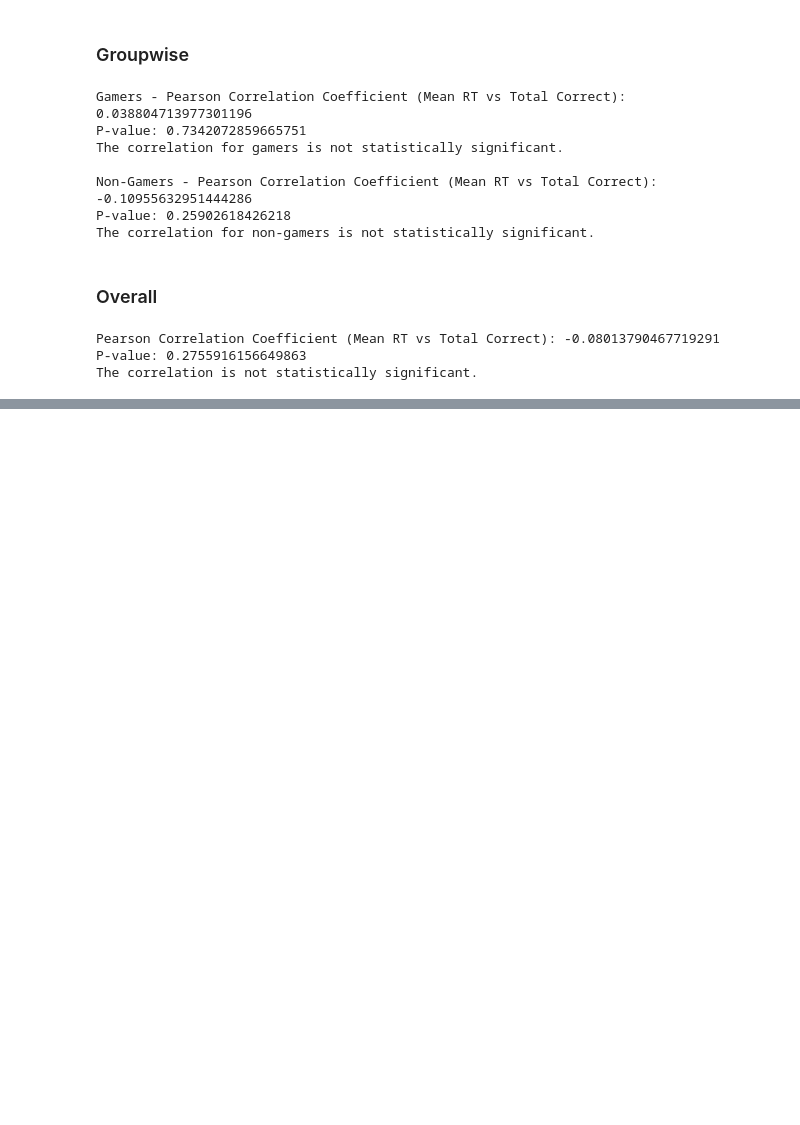
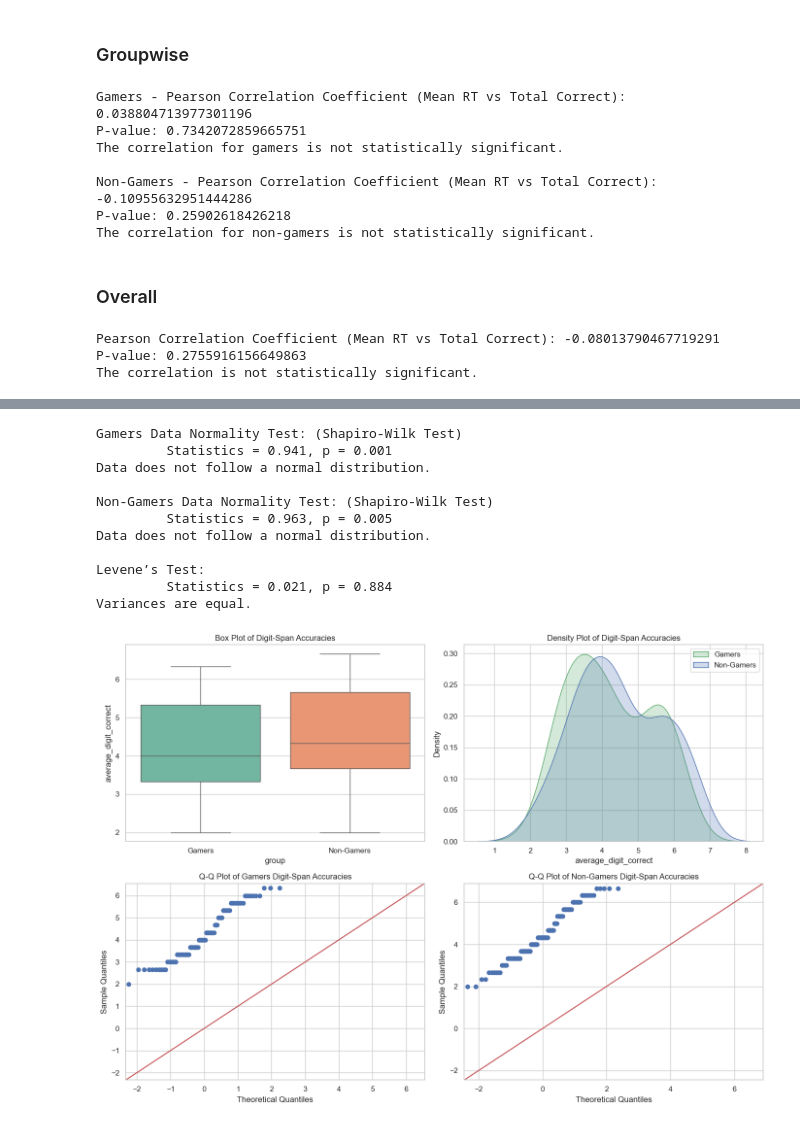
Before and after one commit to ROHIT32767/Reaction-time-and-working-memory-in-gamers-and-non-gamers, a Jupyter notebook: project.ipynb, the cells around one changed output, grey strips where cells are left out. Cells and saved outputs as stored; diff of their text form; code cells hidden in the pictures; blank space fills up the shorter version.

Commit message:
Assessing influence of Timing of Questioning on RT performance in gamers and non-gamers

```diff
--- a/project.ipynb
+++ b/project.ipynb
@@ -1161,0 +1164,8 @@ The correlation is not statistically significant.
+# %%
+df = pd.read_excel('raw_data.xlsx')
+
+filtered_df = df[['group', 'digit_1_correct', 'digit_2_correct']]
+
+filtered_df.loc[:, 'average_digit_correct'] = filtered_df.mean(axis=1)
+
+gamers_data, non_gamers_data = filtered_df[df['group'] == 1]['average_digit_correct'], filtered_df[df['group'] == 2]['average_digit_correct']
@@ -1161,0 +1211,61 @@ The correlation is not statistically significant.
+# %%
+from scipy.stats import shapiro, levene, f_oneway
+
+def check_normality(data):
+    stat, p = shapiro(data)
+    print(f'\t Statistics = {stat:.3f}, p = {p:.3f}')
+    if p > 0.05:
+        print("Data follows a normal distribution.")
+    else:
+        print("Data does not follow a normal distribution.")
+
+def check_variances(data1, data2):
+    stat, p = levene(data1, data2)
+    print(f'\nLevene’s Test:\n\t Statistics = {stat:.3f}, p = {p:.3f}')
+    if p > 0.05:
+        print("Variances are equal.")
+    else:
+        print("Variances are not equal.")
+
+
+print("Gamers Data Normality Test: (Shapiro-Wilk Test)")
+check_normality(gamers_data)
+
+print("\nNon-Gamers Data Normality Test: (Shapiro-Wilk Test)")
+check_normality(non_gamers_data)
+
+check_variances(gamers_data, non_gamers_data)
+
+fig, axs = plt.subplots(2, 2, figsize=(14, 10))
+sns.set_theme(style="whitegrid")
+
+sns.boxplot(data=filtered_df, x='group', y='average_digit_correct', ax=axs[0, 0], hue='group', palette="Set2", legend=False)
+axs[0, 0].set_xticks([0, 1], ['Gamers', 'Non-Gamers'])
+axs[0, 0].set_title('Box Plot of Digit-Span Accuracies')
+
+sns.kdeplot(gamers_data, ax=axs[0, 1], fill=True, color="g", label="Gamers")
+sns.kdeplot(non_gamers_data, ax=axs[0, 1], fill=True, color="b", label="Non-Gamers")
+axs[0, 1].set_title('Density Plot of Digit-Span Accuracies')
+axs[0, 1].legend()
+
+sm.qqplot(gamers_data, line ='45', ax=axs[1, 0])
+axs[1, 0].set_title('Q-Q Plot of Gamers Digit-Span Accuracies')
+
+sm.qqplot(non_gamers_data, line ='45', ax=axs[1, 1])
+axs[1, 1].set_title('Q-Q Plot of Non-Gamers Digit-Span Accuracies')
+
+plt.tight_layout()
+plt.show()
+# %% [output]
+Gamers Data Normality Test: (Shapiro-Wilk Test)
+         Statistics = 0.941, p = 0.001
+Data does not follow a normal distribution.
+
+Non-Gamers Data Normality Test: (Shapiro-Wilk Test)
+         Statistics = 0.963, p = 0.005
+Data does not follow a normal distribution.
+
+Levene’s Test:
+         Statistics = 0.021, p = 0.884
+Variances are equal.
+[figure, added]
```
Also changed, not shown: parts of 7 cells of this notebook.
